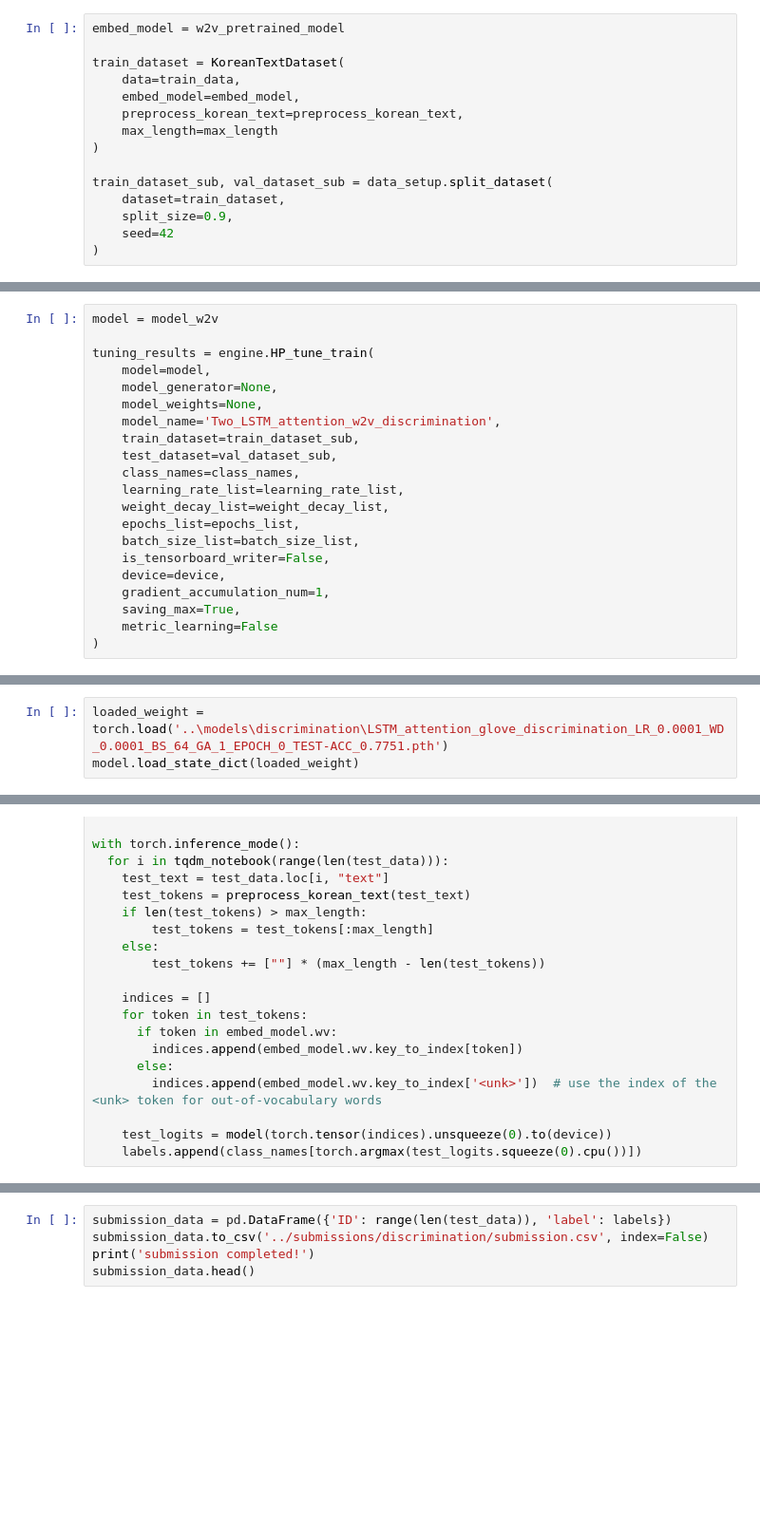
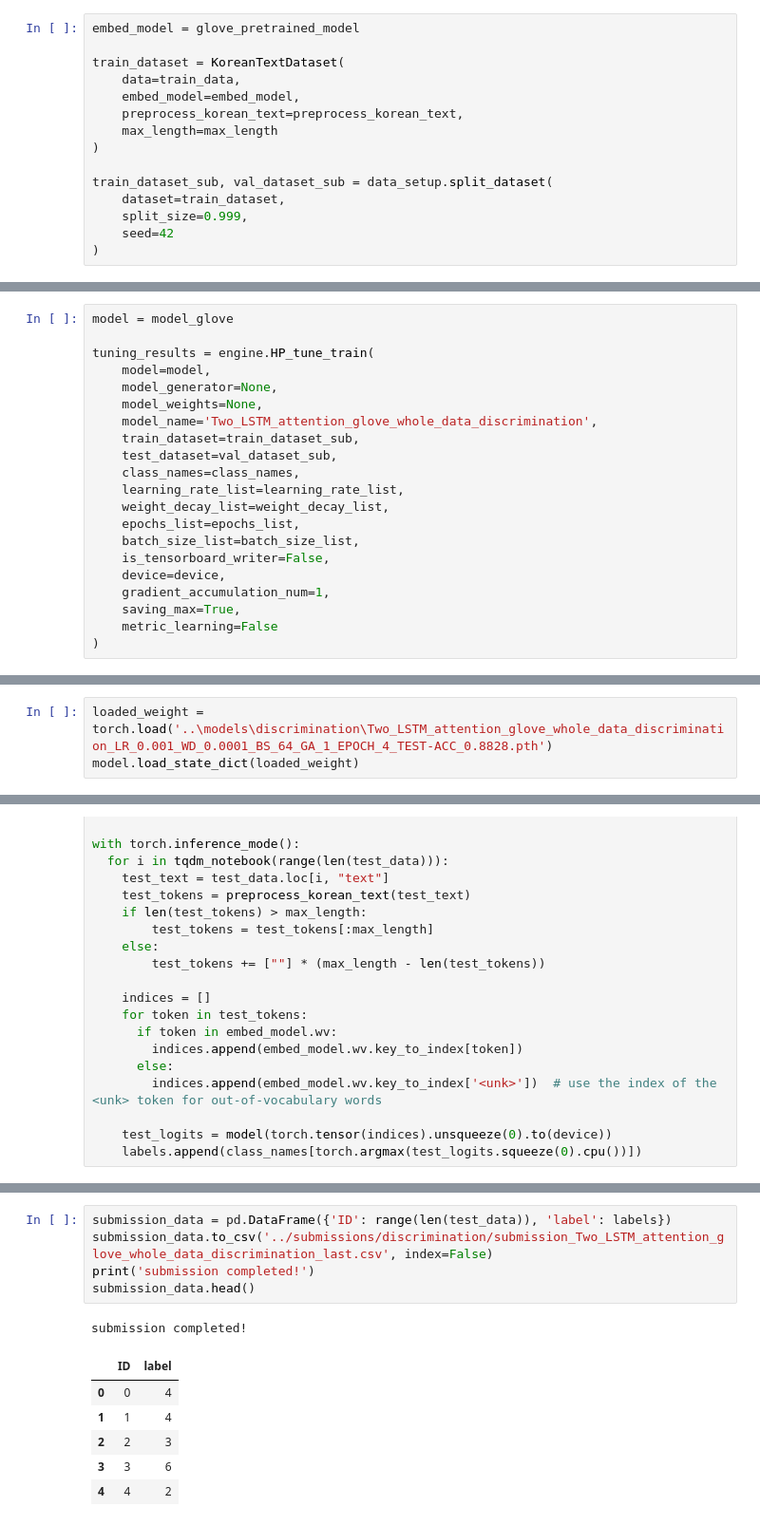
Before and after one commit to dkqp/Kaggle, a Jupyter notebook: notebooks/discrimination.ipynb, the cells around one changed output, grey strips where cells are left out. Shown at 95% size. Drawn from its saved outputs; the diff is of its cells as text; blank space fills up the shorter version.

Commit message:
discrimination/update for no pre-trained embedding model version

```diff
--- a/notebooks/discrimination.ipynb
+++ b/notebooks/discrimination.ipynb
@@ -222,7 +246,7 @@ class KoreanTextDataset(Dataset):
 
         return torch.tensor(indices), torch.tensor(label)
 # %%
-embed_model = w2v_pretrained_model
+embed_model = glove_pretrained_model
 
 train_dataset = KoreanTextDataset(
     data=train_data,
@@ -233,7 +257,7 @@ train_dataset = KoreanTextDataset(
 
 train_dataset_sub, val_dataset_sub = data_setup.split_dataset(
     dataset=train_dataset,
-    split_size=0.9,
+    split_size=0.999,
     seed=42
 )
 # %% [output]
@@ -355,13 +379,13 @@ summary(model_w2v), summary(model_glove)
  Non-trainable params: 35,808,500
  =================================================================)
 # %%
-model = model_w2v
+model = model_glove
 
 tuning_results = engine.HP_tune_train(
     model=model,
     model_generator=None,
     model_weights=None,
-    model_name='Two_LSTM_attention_w2v_discrimination',
+    model_name='Two_LSTM_attention_glove_whole_data_discrimination',
     train_dataset=train_dataset_sub,
     test_dataset=val_dataset_sub,
     class_names=class_names,
@@ -409,5 +432,5 @@ Epoch: 1 | Train_loss: 0.6150, Train_acc: 0.7784 | Test_loss: 0.6534, Test_acc:
 # print(max(tt), min(tt), np.mean(tt), np.var(tt))
 # print(np.sum(np.array(tt) > 100), '/', len(tt))
 # %%
-loaded_weight = torch.load('..\models\discrimination\LSTM_attention_glove_discrimination_LR_0.0001_WD_0.0001_BS_64_GA_1_EPOCH_0_TEST-ACC_0.7751.pth')
+loaded_weight = torch.load('..\models\discrimination\Two_LSTM_attention_glove_whole_data_discrimination_LR_0.001_WD_0.0001_BS_64_GA_1_EPOCH_4_TEST-ACC_0.8828.pth')
 model.load_state_dict(loaded_weight)
@@ -441,5 +480,13 @@ test_data
 # %%
 submission_data = pd.DataFrame({'ID': range(len(test_data)), 'label': labels})
-submission_data.to_csv('../submissions/discrimination/submission.csv', index=False)
+submission_data.to_csv('../submissions/discrimination/submission_Two_LSTM_attention_glove_whole_data_discrimination_last.csv', index=False)
 print('submission completed!')
 submission_data.head()
+# %% [output]
+submission completed!
+|  | ID | label |
+| 0 | 0 | 4 |
+| 1 | 1 | 4 |
+| 2 | 2 | 3 |
+| 3 | 3 | 6 |
+| 4 | 4 | 2 |
```
Also changed, not shown: parts of 7 cells of this notebook, 2 other files.
